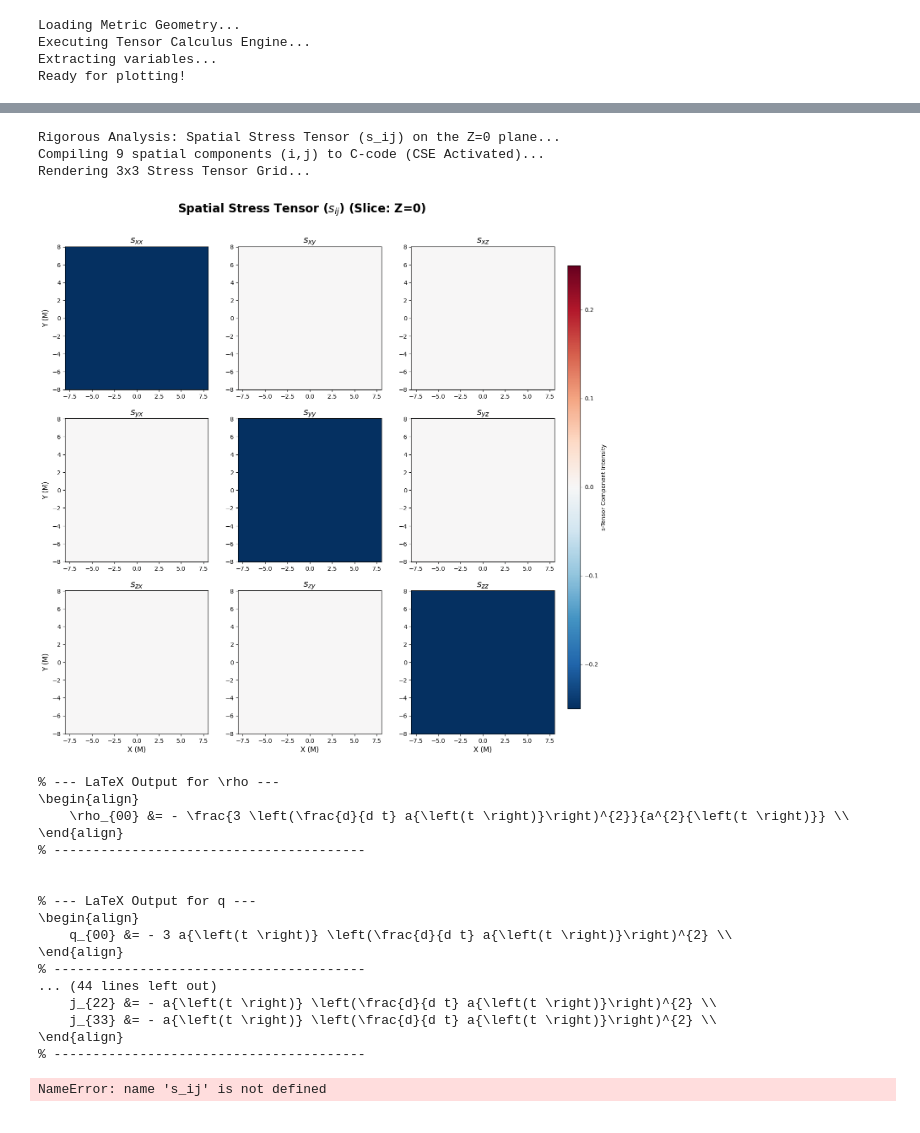
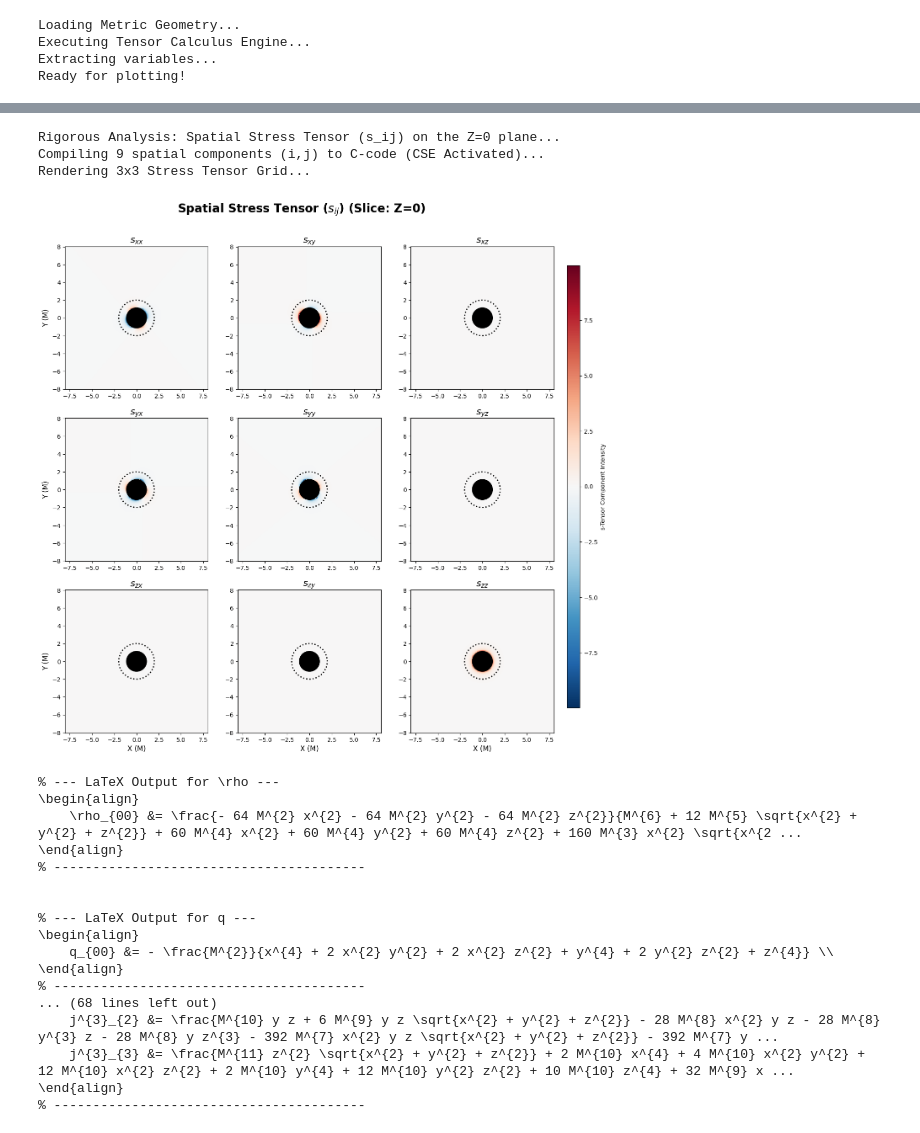
Before and after one commit to 1Aadi0/bbh-gem, a Jupyter notebook: notebooks/modular.ipynb, the cells around one changed output, grey strips where cells are left out. Cells and saved outputs as stored; diff of their text form; code cells hidden in the pictures.

```diff
--- a/notebooks/modular.ipynb
+++ b/notebooks/modular.ipynb
@@ -19,7 +19,7 @@ from Testsymbolicengine import (
 
 # 3. Load the geometry
 print("Loading Metric Geometry...")
-metric_data = get_flrw_cartesian() # Load Kerr-Schild!
+metric_data = get_schwarzschild_isotropic()  # Change this to load different metrics as needed
 
 # 4. Execute the engine
 print("Executing Tensor Calculus Engine...")
@@ -2468,7 +2468,7 @@ SLICE_PLANE = 'Y' # Slice the Cartesian geometry (X, Y, or Z)
 
 m_val = 1.0
 q_val = 0.8
-a_val = 0.8
+a_val = 0.99
 qm_val = 0.8
 
 param_dict = {}
@@ -2705,38 +2705,38 @@ SLICE_PLANE = 'Z'        # Slice the Cartesian geometry (X, Y, or Z)
 # 2. Define physics parameters
 m_val = 1.0
 q_val = 0.8
-a_val = 0.8
+a_val = 0.99
 qm_val = 0.8
 
 param_dict = {}
 if M is not None: param_dict[M] = m_val
 if Q is not None: param_dict[Q] = q_val
 if a is not None: param_dict[a] = a_val
 if Qm is not None: param_dict[Qm] = qm_val
 if syms.get('a_t') is not None:
     param_dict[syms['a_t']] = 1.0
     param_dict[sp.diff(syms['a_t'], syms['t'])] = 0.5
 
 # 3. Route to the specialized Stress Tensor plotter
 if x is not None:
     if a is not None: horizon_r = m_val + np.sqrt(m_val**2 - a_val**2)
     elif Q is not None: horizon_r = 0.5 * np.sqrt(m_val**2 - q_val**2)
     elif M is None: horizon_r = None
     else: horizon_r = m_val / 2.0
 
     plot_spatial_stress_cartesian(TARGET_TENSOR, MATRIX_NAME, SLICE_PLANE, x, y, z, param_dict, horizon_radius=horizon_r)
 
 else:
     if a is not None: horizon_r = m_val + np.sqrt(m_val**2 - a_val**2)
     elif Q is not None: horizon_r = m_val + np.sqrt(m_val**2 - q_val**2)
     elif Qm is not None: horizon_r = 1.62 * m_val
     else: horizon_r = 2.0 * m_val
 
     plot_spatial_stress_spherical(TARGET_TENSOR, MATRIX_NAME, r, theta, param_dict, horizon_radius=horizon_r)
 # %% [output]
 Rigorous Analysis: Spatial Stress Tensor (s_ij) on the Z=0 plane...
 Compiling 9 spatial components (i,j) to C-code (CSE Activated)...
 Rendering 3x3 Stress Tensor Grid...
-[figure, old version]
+[figure, new version]
 # %%
 # ==========================================
@@ -2787,39 +2789,40 @@ def export_latex_expressions(tensor, name_symbol, is_spatial_matrix=False, apply
     print(r"\end{align}")
     print("% ----------------------------------------\n")
 # %%
-# Extracting 1D Arrays (Densities & Currents)
-export_latex_expressions(rho_hat, r"\rho")
-export_latex_expressions(q_hat, r"q")
+# Extracting 1D Arrays (Covariant)
+export_latex_expressions(rho_hat, r"\rho", index_style="down")
+export_latex_expressions(q_hat, r"q", index_style="down")
 
-# Extracting 4x4 Electrodynamic Fields
-export_latex_expressions(E_hat, r"E")
-export_latex_expressions(B_hat, r"B")
-export_latex_expressions(D_hat, r"D")
-export_latex_expressions(H_hat, r"H")
-export_latex_expressions(s_hat, r"s")
-export_latex_expressions(j_hat, r"j")
+# Extracting 4x4 Fields (Contravariant)
+export_latex_expressions(E_hat, r"E", index_style="up")
+export_latex_expressions(B_hat, r"B", index_style="up")
 
-# Extracting 3x3 Spatial Tensors (Slices indices 1-3 from the 4x4 matrices)
-export_latex_expressions(s_hat, r"s", is_spatial_matrix=True)
+# Extracting 4x4 Fields (Mixed)
+export_latex_expressions(D_hat, r"D", index_style="mixed")
+export_latex_expressions(H_hat, r"H", index_style="mixed")
+export_latex_expressions(s_hat, r"s", index_style="mixed")
+export_latex_expressions(j_hat, r"j", index_style="mixed")
 
-# Note: Assuming j_hat contains your PRL spatial stress tensor (often denoted t_ij)
-export_latex_expressions(j_hat, r"t", is_spatial_matrix=True)
+# # Extracting 3x3 Spatial Tensors (Slices indices 1-3 from the 4x4 matrices)
+# export_latex_expressions(s_hat, r"s", is_spatial_matrix=True)
+
+# # Note: Assuming j_hat contains your PRL spatial stress tensor (often denoted t_ij)
+# export_latex_expressions(j_hat, r"t", is_spatial_matrix=True)
 # %% [output]
 % --- LaTeX Output for \rho ---
 \begin{align}
-    \rho_{00} &= - \frac{3 \left(\frac{d}{d t} a{\left(t \right)}\right)^{2}}{a^{2}{\left(t \right)}} \\
+    \rho_{00} &= \frac{- 64 M^{2} x^{2} - 64 M^{2} y^{2} - 64 M^{2} z^{2}}{M^{6} + 12 M^{5} \sqrt{x^{2} + y^{2} + z^{2}} + 60 M^{4} x^{2} + 60 M^{4} y^{2} + 60 M^{4} z^{2} + 160 M^{3} x^{2} \sqrt{x^{2 ...
 \end{align}
 % ----------------------------------------
 
 
 % --- LaTeX Output for q ---
 \begin{align}
-    q_{00} &= - 3 a{\left(t \right)} \left(\frac{d}{d t} a{\left(t \right)}\right)^{2} \\
+    q_{00} &= - \frac{M^{2}}{x^{4} + 2 x^{2} y^{2} + 2 x^{2} z^{2} + y^{4} + 2 y^{2} z^{2} + z^{4}} \\
 \end{align}
 % ----------------------------------------
-... (44 lines left out)
-    j_{22} &= - a{\left(t \right)} \left(\frac{d}{d t} a{\left(t \right)}\right)^{2} \\
-    j_{33} &= - a{\left(t \right)} \left(\frac{d}{d t} a{\left(t \right)}\right)^{2} \\
+... (68 lines left out)
+    j^{3}_{2} &= \frac{M^{10} y z + 6 M^{9} y z \sqrt{x^{2} + y^{2} + z^{2}} - 28 M^{8} x^{2} y z - 28 M^{8} y^{3} z - 28 M^{8} y z^{3} - 392 M^{7} x^{2} y z \sqrt{x^{2} + y^{2} + z^{2}} - 392 M^{7} y ...
+    j^{3}_{3} &= \frac{M^{11} z^{2} \sqrt{x^{2} + y^{2} + z^{2}} + 2 M^{10} x^{4} + 4 M^{10} x^{2} y^{2} + 12 M^{10} x^{2} z^{2} + 2 M^{10} y^{4} + 12 M^{10} y^{2} z^{2} + 10 M^{10} z^{4} + 32 M^{9} x ...
 \end{align}
 % ----------------------------------------
-NameError: name 's_ij' is not defined
```
Also changed, not shown: parts of 9 cells of this notebook.
